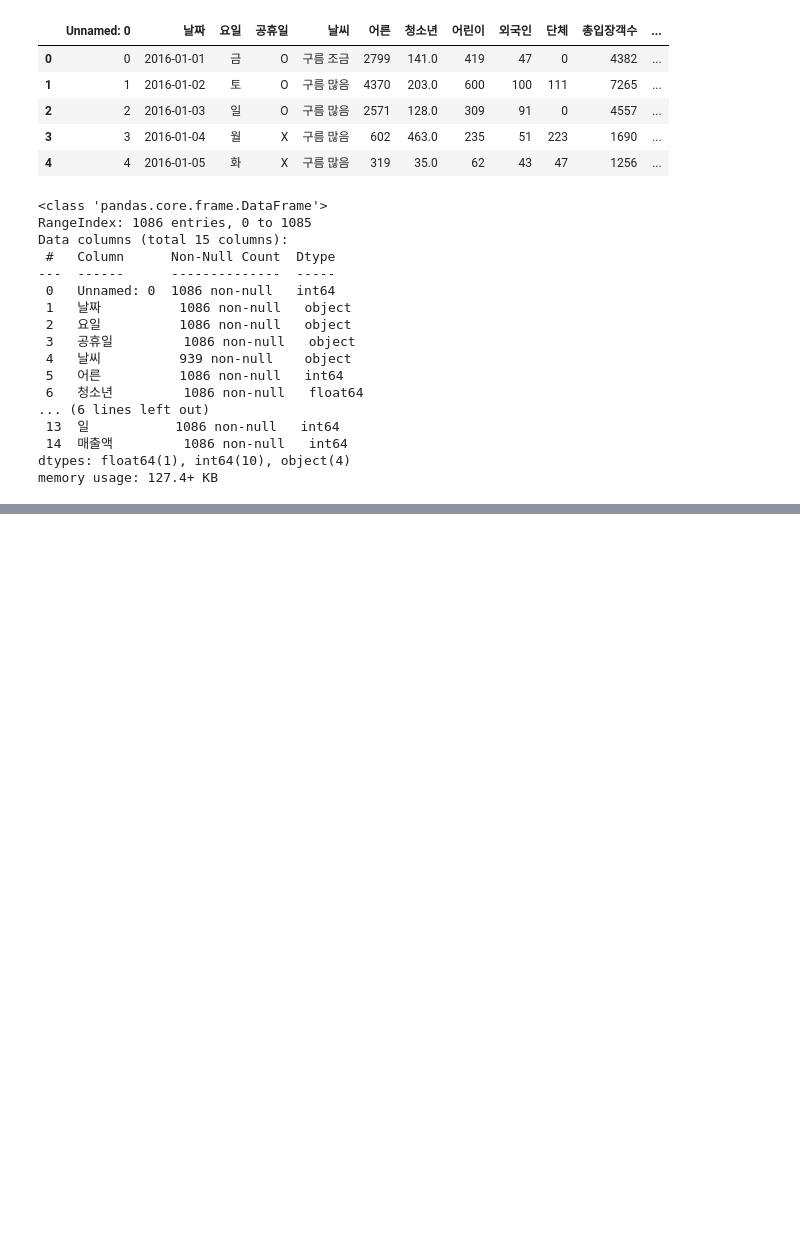
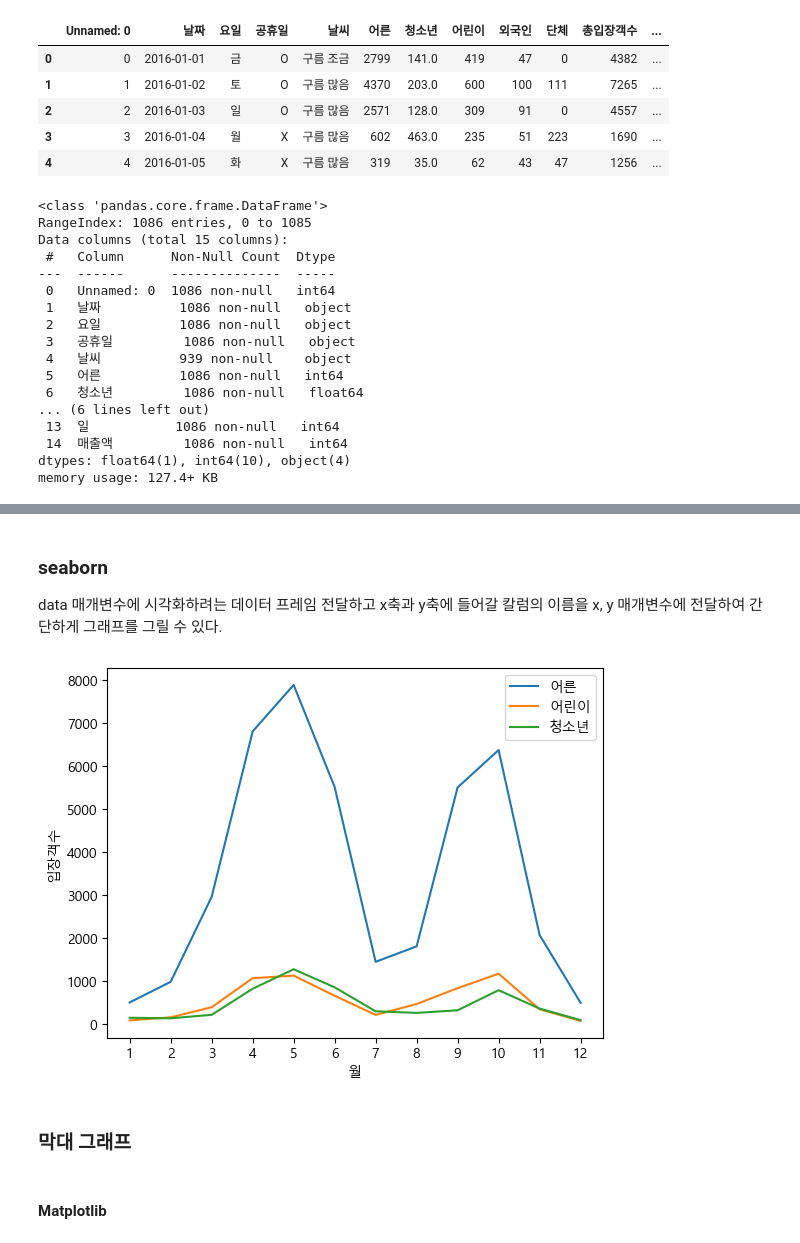
Before and after one commit to jaeseung9/jsStudy, a Jupyter notebook: 12_pandas/data_visualization/2_선 그래프와 막대 그래프.ipynb, the cells around one changed output, grey strips where cells are left out. Saved outputs shown, nothing was run; the diff lists cells and outputs as text; code cells hidden in the pictures; blank space fills up the shorter version.

```diff
--- a/12_pandas/data_visualization/2_선 그래프와 막대 그래프.ipynb
+++ b/12_pandas/data_visualization/2_선 그래프와 막대 그래프.ipynb
@@ -40,0 +111,22 @@ memory usage: 127.4+ KB
+# %% [markdown]
+### seaborn
+
+data 매개변수에 시각화하려는 데이터 프레임 전달하고
+x축과 y축에 들어갈 칼럼의 이름을 x, y 매개변수에 전달하여 간단하게 그래프를 그릴 수 있다.
+# %%
+sns.lineplot(data=df, x="월", y="어른", label="어른", errorbar=None) # 기본 통계는 mean이며, estimator 옵션을 통해 바꿀 수 있다.
+# 시본은 통계 시각화 라이브러리이다. 집계 + 시각화를 한번에 처리함
+# 위 코드에서 시본은 내부적으로 하는 일은
+# df.groupby("월")["어른"].mean()
+sns.lineplot(data=df, x="월", y="어린이", label="어린이", errorbar=None)
+sns.lineplot(data=df, x="월", y="청소년", label="청소년", errorbar=None)
+plt.ylabel("입장객수")
+plt.xticks([mon for mon in range(1, 13)])
+
+plt.show()
+# %% [output]
+[figure, added]
+# %% [markdown]
+### 막대 그래프
+# %% [markdown]
+#### Matplotlib
```
Also changed, not shown: parts of 17 cells of this notebook, 8 other files.
